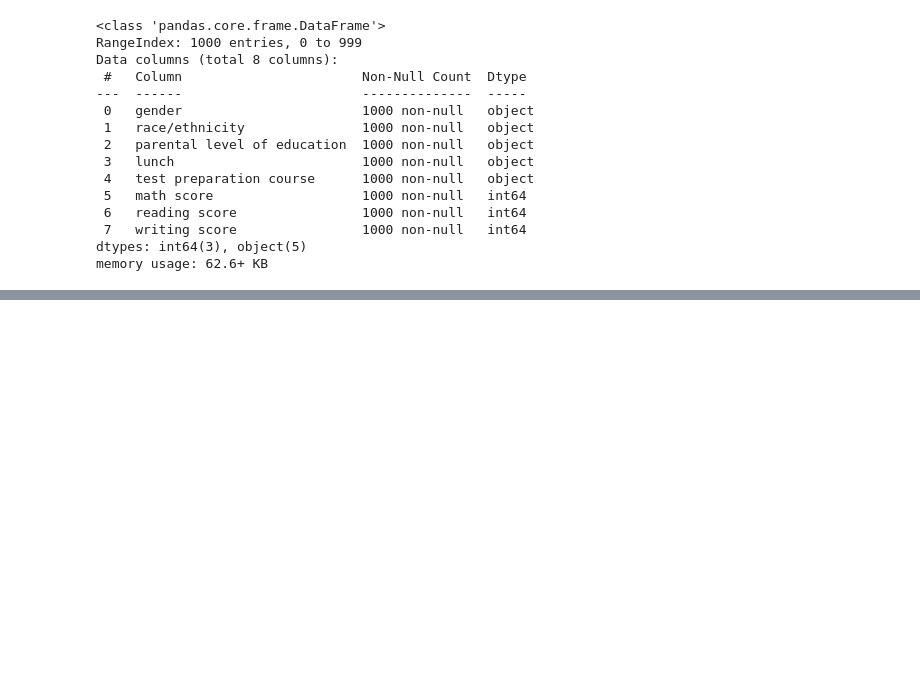
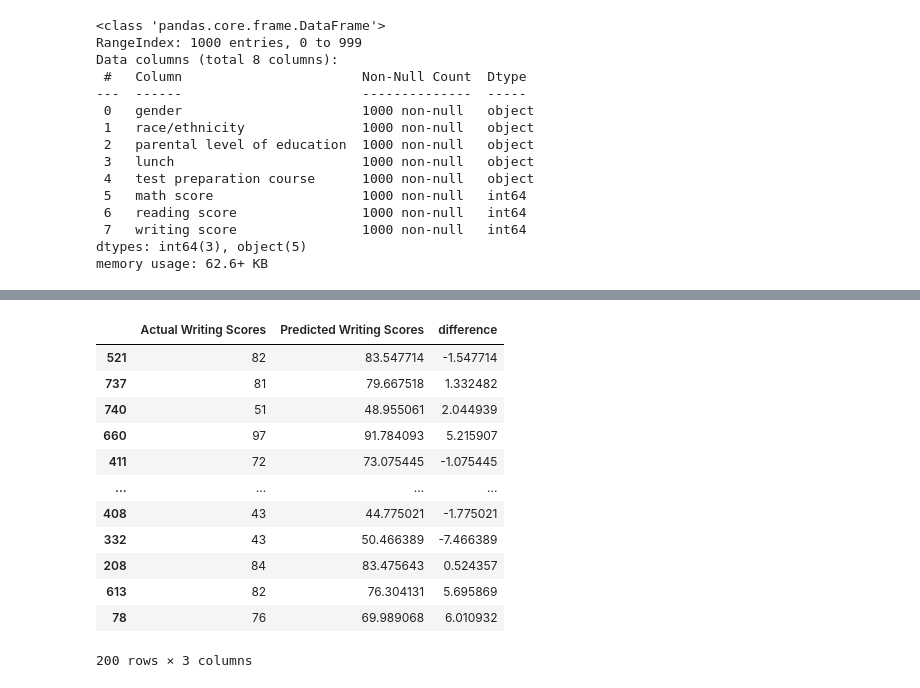
Before and after one commit to madhuriadirajuml-ui/MLModels, a Jupyter notebook: notebook/ModelTraining.ipynb, the cells around one changed output, grey strips where cells are left out. Saved outputs shown, nothing was run; the diff lists cells and outputs as text; code cells hidden in the pictures; blank space fills up the shorter version.

```diff
--- a/notebook/ModelTraining.ipynb
+++ b/notebook/ModelTraining.ipynb
@@ -80,0 +232,21 @@ memory usage: 62.6+ KB
+# %%
+predict_df = pd.DataFrame({
+    "Actual Writing Scores": y_test,
+    "Predicted Writing Scores": y_pred_linear,"difference": y_test - y_pred_linear
+})
+# %%
+predict_df
+# %% [output]
+|  | Actual Writing Scores | Predicted Writing Scores | difference |
+| 521 | 82 | 83.547714 | -1.547714 |
+| 737 | 81 | 79.667518 | 1.332482 |
+| 740 | 51 | 48.955061 | 2.044939 |
+| 660 | 97 | 91.784093 | 5.215907 |
+| 411 | 72 | 73.075445 | -1.075445 |
+| ... | ... | ... | ... |
+| 408 | 43 | 44.775021 | -1.775021 |
+| 332 | 43 | 50.466389 | -7.466389 |
+| 208 | 84 | 83.475643 | 0.524357 |
+| 613 | 82 | 76.304131 | 5.695869 |
+| 78 | 76 | 69.989068 | 6.010932 |
+200 rows × 3 columns
```
Also changed, not shown: parts of 13 cells of this notebook, 6 other files.
